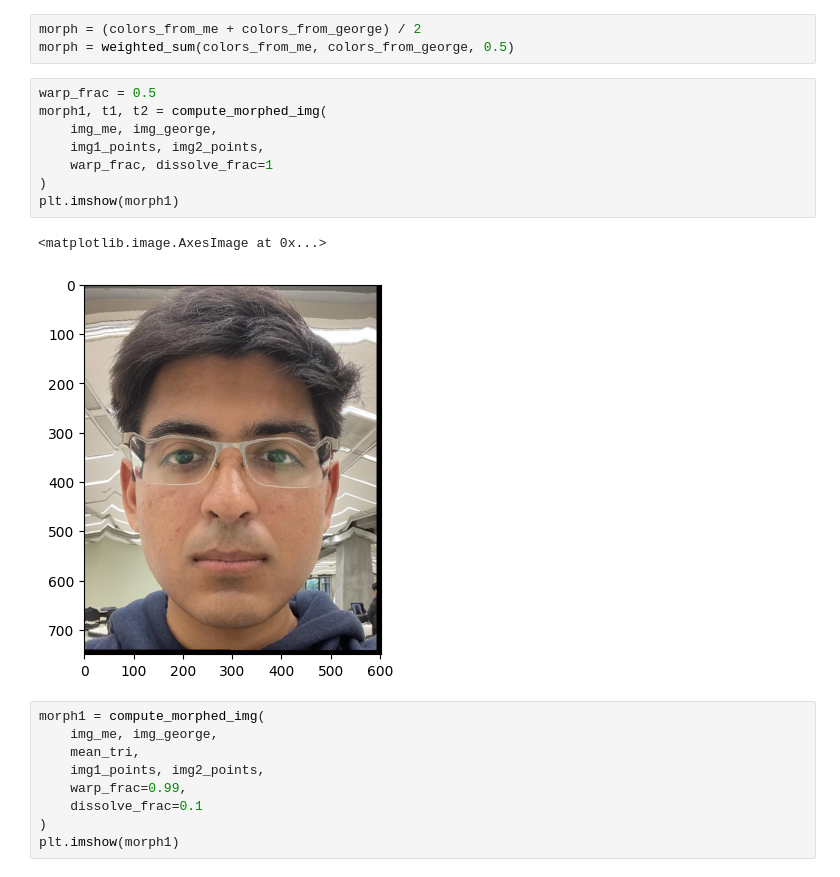
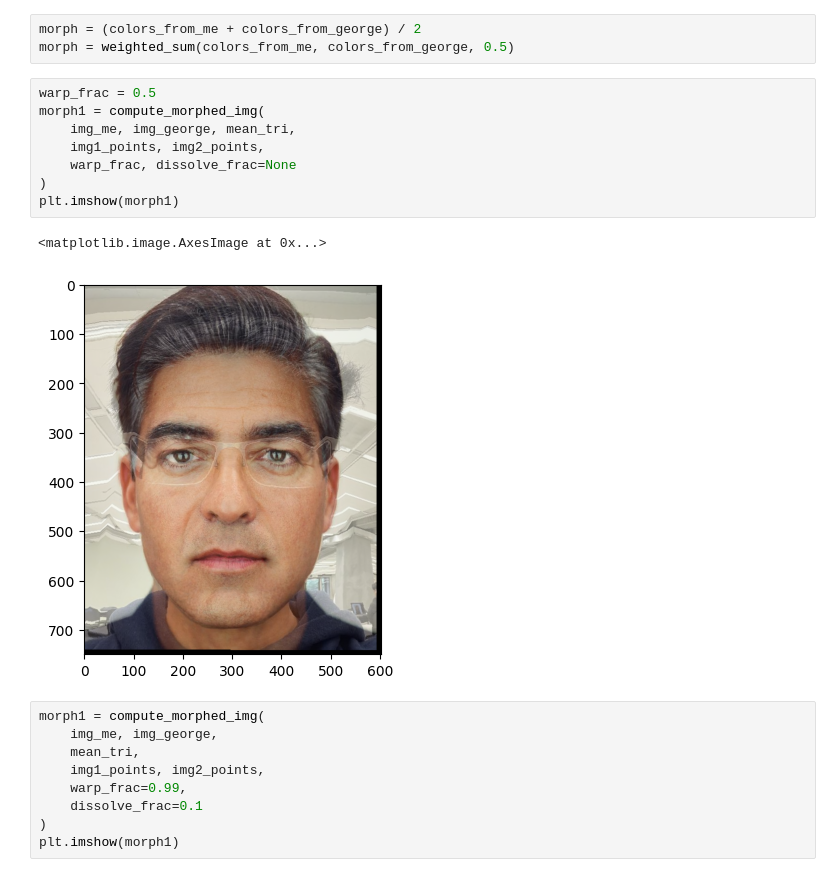
Before and after one commit to aayushg55/CS180_proj3, a Jupyter notebook: main.ipynb, the cells around one changed output. Cells and saved outputs as stored; diff of their text form.

```diff
--- a/main.ipynb
+++ b/main.ipynb
@@ -315,15 +313,15 @@ morph = (colors_from_me + colors_from_george) / 2
 morph = weighted_sum(colors_from_me, colors_from_george, 0.5)
 # %%
 warp_frac = 0.5
-morph1, t1, t2 = compute_morphed_img(
-    img_me, img_george,
+morph1 = compute_morphed_img(
+    img_me, img_george, mean_tri,
     img1_points, img2_points,
-    warp_frac, dissolve_frac=1
+    warp_frac, dissolve_frac=None
 )
 plt.imshow(morph1)
 # %% [output]
 <matplotlib.image.AxesImage at 0x...>
-[figure, old version]
+[figure, new version]
 # %%
 morph1 = compute_morphed_img(
     img_me, img_george,
```
Also changed, not shown: parts of 5 cells of this notebook, 4 other files.
